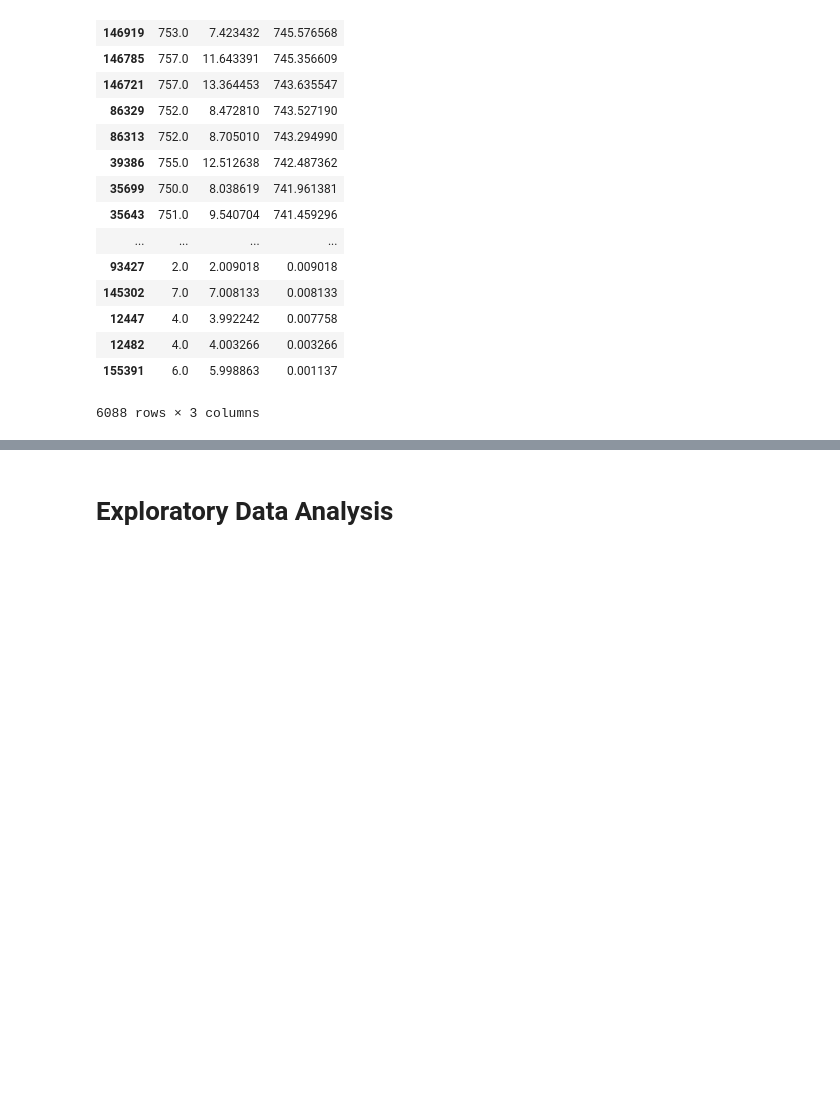
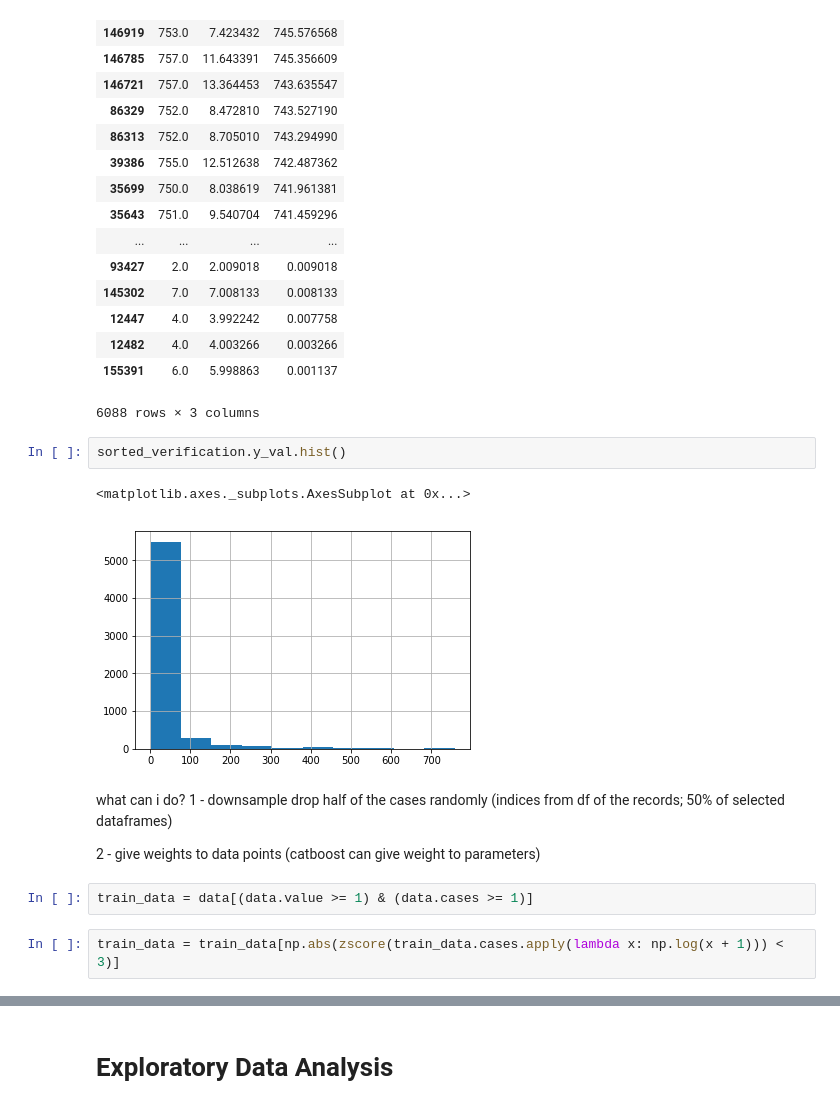
Before and after one commit to Gomelsar/Sales-Forecast-modeling, a Jupyter notebook: Demand Forecast DuPont.ipynb, the cells around one changed output, grey strips where cells are left out. Cells and saved outputs as stored; diff of their text form; blank space fills up the shorter version.

```diff
--- a/Demand Forecast DuPont.ipynb
+++ b/Demand Forecast DuPont.ipynb
@@ -619,3 +621,18 @@ sorted_verification
 | 12482 | 4.0 | 4.003266 | 0.003266 |
 | 155391 | 6.0 | 5.998863 | 0.001137 |
 6088 rows × 3 columns
+# %%
+sorted_verification.y_val.hist()
+# %% [output]
+<matplotlib.axes._subplots.AxesSubplot at 0x...>
+[figure, added]
+# %% [markdown]
+what can i do?
+1 - downsample
+drop half of the cases randomly (indices from df of the records; 50% of selected dataframes)
+
+2 - give weights to data points (catboost can give weight to parameters)
+# %%
+train_data = data[(data.value >= 1) & (data.cases >= 1)]
+# %%
+train_data = train_data[np.abs(zscore(train_data.cases.apply(lambda x: np.log(x + 1))) < 3)]
```
Also changed, not shown: parts of 15 cells of this notebook.
